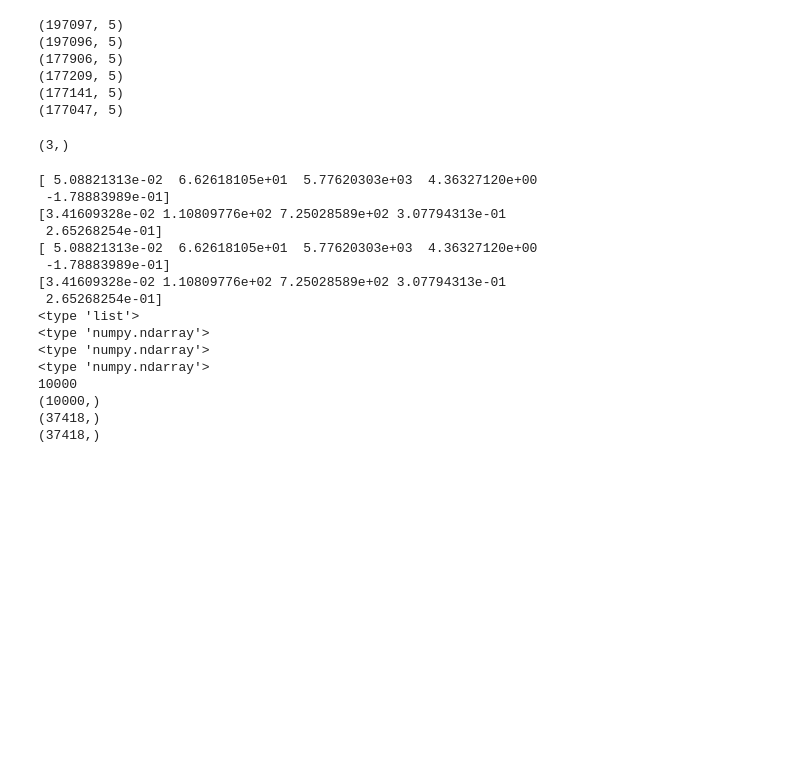
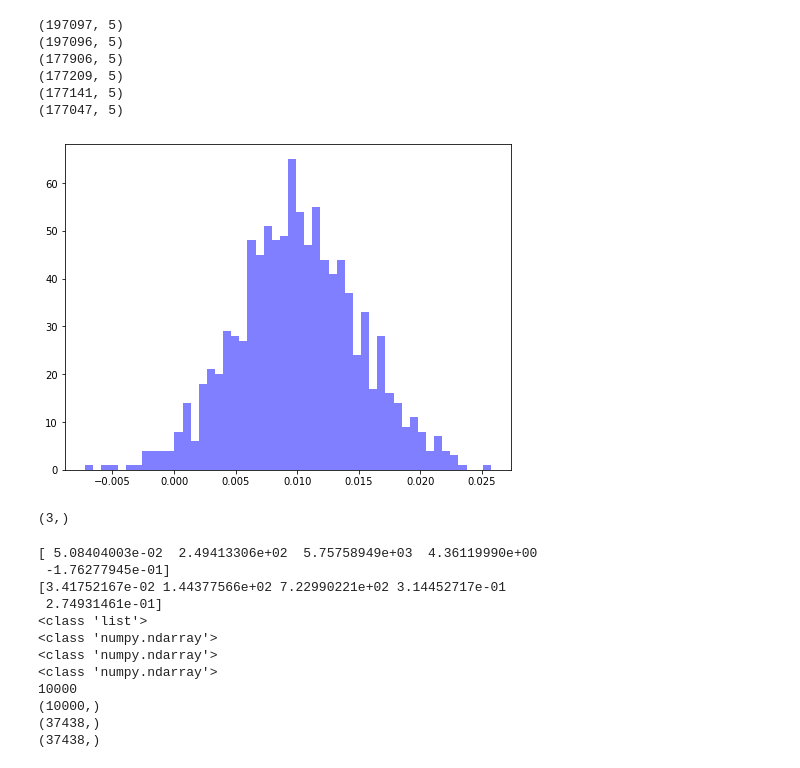
Before and after one commit to esandford/mmi-tagger, a Jupyter notebook: planettagger/simulatedPlanets/makeFakeTrainingSet.ipynb, the cells around one changed output. Saved outputs shown, nothing was run; the diff lists cells and outputs as text; code cells hidden in the pictures; blank space fills up the shorter version.

```diff
--- a/planettagger/simulatedPlanets/makeFakeTrainingSet.ipynb
+++ b/planettagger/simulatedPlanets/makeFakeTrainingSet.ipynb
@@ -400,4 +404,11 @@ def make_two_rad_pops(nsystems,
         systems.append(system)
 
     return systems,multiplicities,allradii
+# %%
+x = np.random.normal(loc=0.01,scale=0.005,size=1000)
+fig = plt.figure(figsize=(8,6))
+plt.hist(x,color='b',bins=50,alpha=0.5)
+plt.show()
+# %% [output]
+[figure, added]
 # %%
@@ -602,20 +630,20 @@ print(np.shape(np.mean(test,axis=0)))
 # %% [output]
 (3,)
 # %%
-experimentName = "allFeatures_loguP"
+experimentClass = "oneGrammar_distinctRp"
+experimentName = "allFeatures_uniformP"
 n_features = 5
 
-sys, mult, rad, truths, trueClassesList, pers = grammaticalSystems(nsystems=10000,Pmodel="loguniform")
-scaled = featureScale(sys,n_features)
+sys, mult, rad, truths, trueClassesList, pers = grammaticalSystems(nsystems=10000,Pmodel="uniform")
 
-np.save("./fake_grammaticalSystems_{0}_truths.npy".format(experimentName),truths)
+np.save("./{0}/fake_grammaticalSystems_{1}_truths.npy".format(experimentClass,experimentName),truths)
 
 scaled = featureScale(sys,n_features)
 
-with open("fake_grammaticalSystems_{0}.txt".format(experimentName), "wb") as picklefile:
+with open("./{0}/fake_grammaticalSystems_{1}.txt".format(experimentClass,experimentName), "wb") as picklefile:
     pickle.dump(scaled, picklefile)
 
-with open("fake_grammaticalSystems_{0}_truthsOrganized.txt".format(experimentName), "wb") as picklefile:
+with open("./{0}/fake_grammaticalSystems_{1}_truthsOrganized.txt".format(experimentClass,experimentName), "wb") as picklefile:
     pickle.dump(trueClassesList, picklefile)
 
 print(type(sys))
@@ -628,22 +656,18 @@ print(np.shape(mult))
 print(np.shape(rad))
 print(np.shape(truths))
 # %% [output]
-[ 5.08821313e-02  6.62618105e+01  5.77620303e+03  4.36327120e+00
- -1.78883989e-01]
-[3.41609328e-02 1.10809776e+02 7.25028589e+02 3.07794313e-01
- 2.65268254e-01]
-[ 5.08821313e-02  6.62618105e+01  5.77620303e+03  4.36327120e+00
- -1.78883989e-01]
-[3.41609328e-02 1.10809776e+02 7.25028589e+02 3.07794313e-01
- 2.65268254e-01]
-<type 'list'>
-<type 'numpy.ndarray'>
-<type 'numpy.ndarray'>
-<type 'numpy.ndarray'>
+[ 5.08404003e-02  2.49413306e+02  5.75758949e+03  4.36119990e+00
+ -1.76277945e-01]
+[3.41752167e-02 1.44377566e+02 7.22990221e+02 3.14452717e-01
+ 2.74931461e-01]
+<class 'list'>
+<class 'numpy.ndarray'>
+<class 'numpy.ndarray'>
+<class 'numpy.ndarray'>
 10000
 (10000,)
-(37418,)
-(37418,)
+(37438,)
+(37438,)
 # %%
 plt.hist(truths,color='b',range=(0.,2.),bins=10,alpha=0.5)
 plt.show()
```
Also changed, not shown: parts of 9 cells of this notebook.
